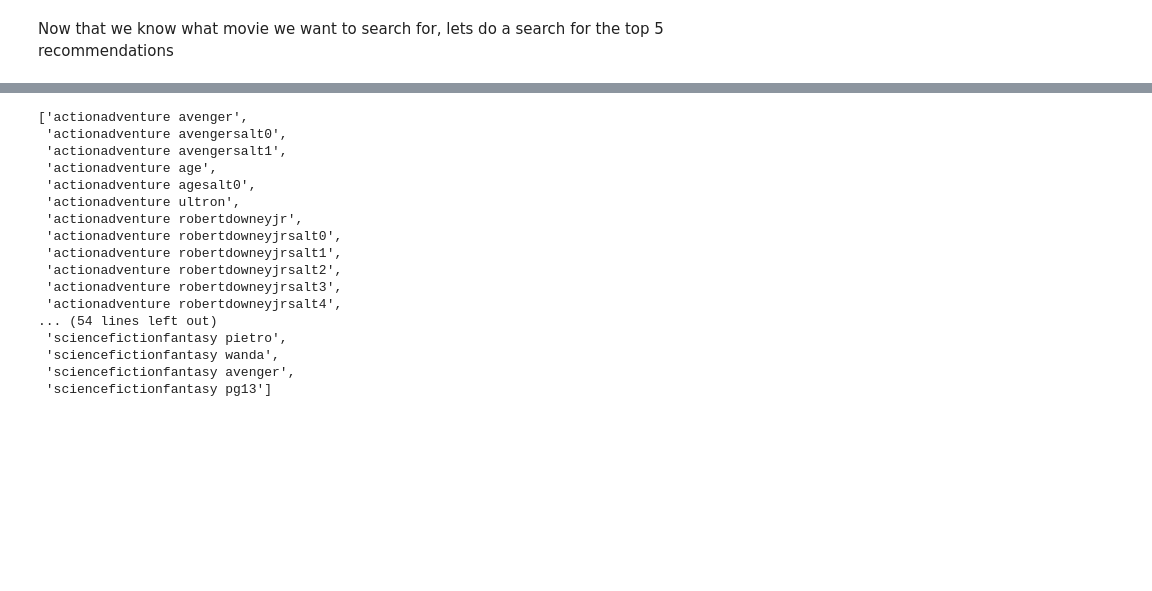
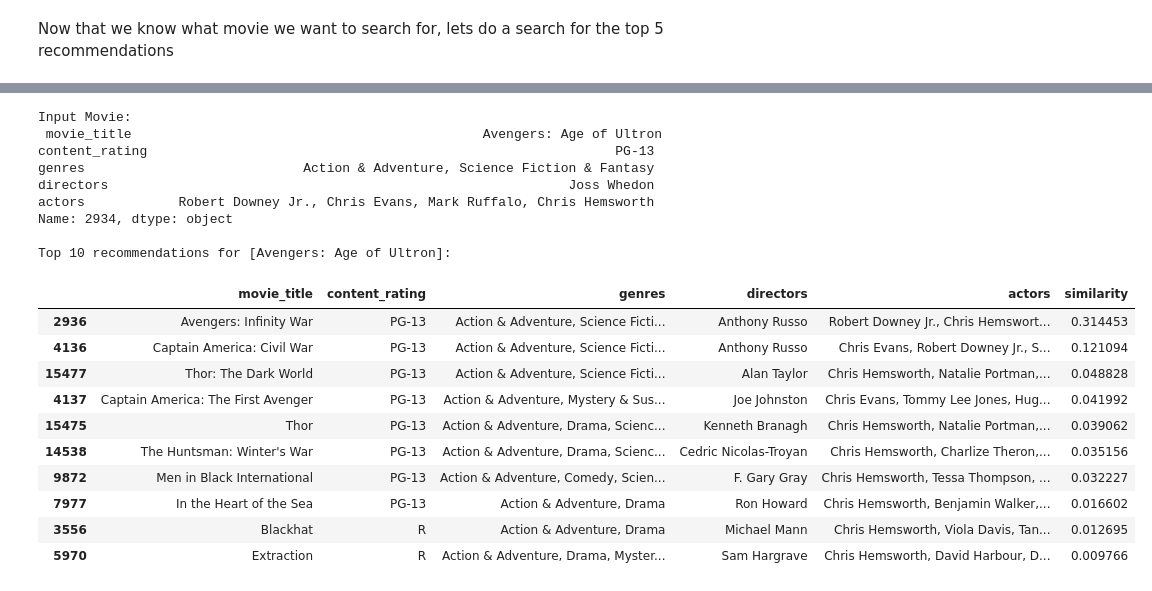
Before and after one commit to LaertXh/LLM-Project, a Jupyter notebook: CIS9665_FinalProject.ipynb, the cells around one changed output, grey strips where cells are left out. Cells and saved outputs as stored; diff of their text form; code cells hidden in the pictures; blank space fills up the shorter version.

Commit message:
Cleaned up the final file

```diff
--- a/CIS9665_FinalProject.ipynb
+++ b/CIS9665_FinalProject.ipynb
@@ -267,15 +262,4 @@ df_cleaned['movie_info_reduced'] = [extract_keywords(i) for i in range(X.shape[0
 # %%
 # Combining relevant columns for cleaning and then LSH model training
 df_cleaned['movie_combined'] =df_cleaned['movie_title'] + ' ' + df_cleaned['actors']+ ' ' + df_cleaned['directors'] + ' ' + df_cleaned['movie_info_reduced'] + ' ' + df_cleaned['content_rating']
-# %%
-#Function to clean_text
-def clean_text(text):
-    lem = WordNetLemmatizer()
-    stop = set(stopwords.words('english'))
-    punct = string.punctuation
-    text = re.sub(r'\s+', ' ', text)
-    text = text.translate(str.maketrans('', '', punct)).lower()
-    tokens = re.split(r'\W+', text)
-    tokens = [lem.lemmatize(word) for word in tokens if word not in stop]
-    return ' '.join(tokens)
 # %%
@@ -431,7 +423,7 @@ search_list
 # Creating Forest (Using Fixed Shingle Size)
 # %%
 # Set number of Permutations
-permutations = 512
+permutations = 1024
 k = 2
 # %%
 forest = generate_forest(
@@ -445,0 +450,14 @@ It took 17.44 seconds to build forest.
+# %%
+# generates teh recommendations based on a movie index provided
+def recommend_movies(idx):
+    num_recommendations = 10
+    input_title = df_cleaned_english.loc[idx]['movie_title']
+
+    results = predict(idx, df_cleaned, permutations, num_recommendations, forest, k)
+
+    movie_info = df_cleaned_english.loc[idx, ['movie_title', 'content_rating', 'genres', 'directors', 'actors']]
+
+    print("Input Movie:\n", movie_info)
+    print(f'\nTop {num_recommendations} recommendations for [{input_title}]:')
+
+    return results
@@ -479,20 +478,24 @@ Top 10 recommendations for [Avengers: Age of Ultron]:
-# %%
-test_shingles
-# %% [output]
-['actionadventure avenger',
- 'actionadventure avengersalt0',
- 'actionadventure avengersalt1',
- 'actionadventure age',
- 'actionadventure agesalt0',
- 'actionadventure ultron',
- 'actionadventure robertdowneyjr',
- 'actionadventure robertdowneyjrsalt0',
- 'actionadventure robertdowneyjrsalt1',
- 'actionadventure robertdowneyjrsalt2',
- 'actionadventure robertdowneyjrsalt3',
- 'actionadventure robertdowneyjrsalt4',
-... (54 lines left out)
- 'sciencefictionfantasy pietro',
- 'sciencefictionfantasy wanda',
- 'sciencefictionfantasy avenger',
- 'sciencefictionfantasy pg13']
+# %%
+recommendations = recommend_movies(idx=2934)
+recommendations
+# %% [output]
+Input Movie:
+ movie_title                                             Avengers: Age of Ultron
+content_rating                                                            PG-13
+genres                            Action & Adventure, Science Fiction & Fantasy
+directors                                                           Joss Whedon
+actors            Robert Downey Jr., Chris Evans, Mark Ruffalo, Chris Hemsworth
+Name: 2934, dtype: object
+
+Top 10 recommendations for [Avengers: Age of Ultron]:
+|  | movie_title | content_rating | genres | directors | actors | similarity |
+| 2936 | Avengers: Infinity War | PG-13 | Action & Adventure, Science Ficti... | Anthony Russo | Robert Downey Jr., Chris Hemswort... | 0.314453 |
+| 4136 | Captain America: Civil War | PG-13 | Action & Adventure, Science Ficti... | Anthony Russo | Chris Evans, Robert Downey Jr., S... | 0.121094 |
+| 15477 | Thor: The Dark World | PG-13 | Action & Adventure, Science Ficti... | Alan Taylor | Chris Hemsworth, Natalie Portman,... | 0.048828 |
+| 4137 | Captain America: The First Avenger | PG-13 | Action & Adventure, Mystery & Sus... | Joe Johnston | Chris Evans, Tommy Lee Jones, Hug... | 0.041992 |
+| 15475 | Thor | PG-13 | Action & Adventure, Drama, Scienc... | Kenneth Branagh | Chris Hemsworth, Natalie Portman,... | 0.039062 |
+| 14538 | The Huntsman: Winter's War | PG-13 | Action & Adventure, Drama, Scienc... | Cedric Nicolas-Troyan | Chris Hemsworth, Charlize Theron,... | 0.035156 |
+| 9872 | Men in Black International | PG-13 | Action & Adventure, Comedy, Scien... | F. Gary Gray | Chris Hemsworth, Tessa Thompson, ... | 0.032227 |
+| 7977 | In the Heart of the Sea | PG-13 | Action & Adventure, Drama | Ron Howard | Chris Hemsworth, Benjamin Walker,... | 0.016602 |
+| 3556 | Blackhat | R | Action & Adventure, Drama | Michael Mann | Chris Hemsworth, Viola Davis, Tan... | 0.012695 |
+| 5970 | Extraction | R | Action & Adventure, Drama, Myster... | Sam Hargrave | Chris Hemsworth, David Harbour, D... | 0.009766 |
```
Also changed, not shown: parts of 40 cells of this notebook.
